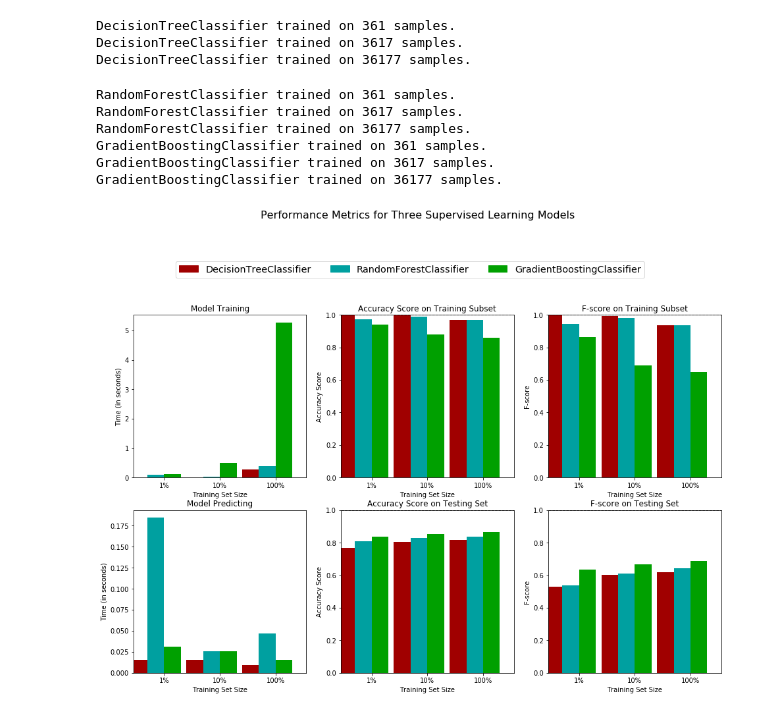
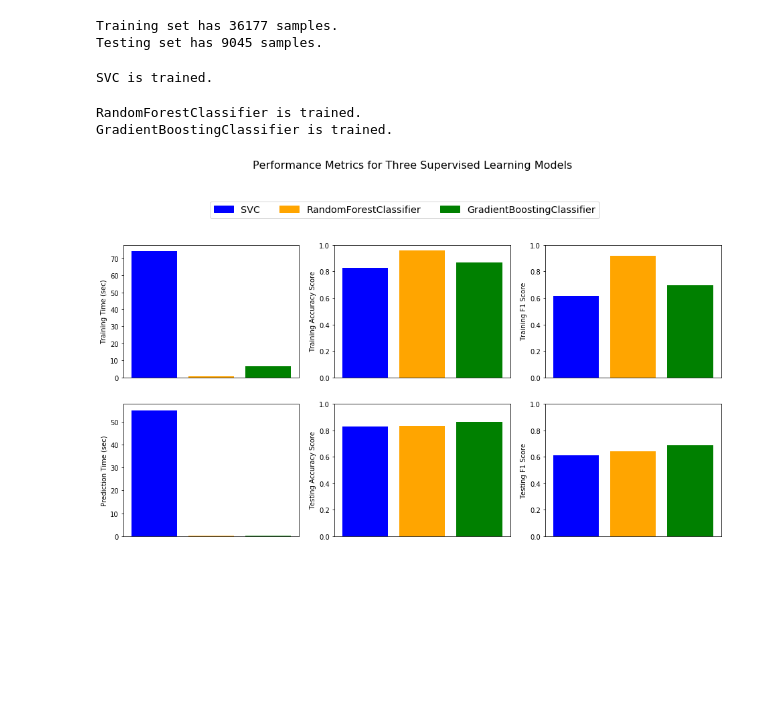
Before and after one commit to jayjunjieyu/Find_Donors, a Jupyter notebook: 02_model_selection.ipynb, the cells around one changed output. Saved outputs shown, nothing was run; the diff lists cells and outputs as text; code cells hidden in the pictures; blank space fills up the shorter version.

```diff
--- a/02_model_selection.ipynb
+++ b/02_model_selection.ipynb
@@ -61 +46,18 @@ Testing set has 9045 samples.
+# %%
+# Apply feature scaling
+features_final[features_final_l] = MinMaxScaler() \
+                                    .fit_transform(features_final[features_final_l])
+
+# Split the 'features' and 'income' data into training and testing sets
+X_train, X_test, y_train, y_test = train_test_split(features_final,
+                                                    income,
+                                                    test_size = 0.2,
+                                                    random_state = 0)
+
+# Show the results of the split
+print("Training set has {} samples.".format(X_train.shape[0]))
+print("Testing set has {} samples.".format(X_test.shape[0]))
+# %% [output]
+Training set has 36177 samples.
+Testing set has 9045 samples.
 # %%
@@ -111,44 +108,21 @@ def train_predict(learner, sample_size, X_train, y_train, X_test, y_test):
     # Return the results
     return results
 # %%
-# TODO: Import the three supervised learning models from sklearn
-
-# TODO: Initialize the three models
-from sklearn.tree import DecisionTreeClassifier
-from sklearn.ensemble import RandomForestClassifier
-from sklearn.ensemble import GradientBoostingClassifier
-
-clf_A = DecisionTreeClassifier(random_state=0)
+# Initialize the three models
+clf_A = SVC(random_state=0)
 clf_B = RandomForestClassifier(random_state=0)
 clf_C = GradientBoostingClassifier(random_state=0)
-
-# TODO: Calculate the number of samples for 1%, 10%, and 100% of the training data
-# HINT: samples_100 is the entire training set i.e. len(y_train)
-# HINT: samples_10 is 10% of samples_100 (ensure to set the count of the values to be `int` and not `float`)
-# HINT: samples_1 is 1% of samples_100 (ensure to set the count of the values to be `int` and not `float`)
-samples_100 = int(len(y_train)*1)
-samples_10 = int(len(y_train)*0.1)
-samples_1 = int(len(y_train)*0.01)
 
 # Collect results on the learners
 results = {}
 for clf in [clf_A, clf_B, clf_C]:
     clf_name = clf.__class__.__name__
-    results[clf_name] = {}
-    for i, samples in enumerate([samples_1, samples_10, samples_100]):
-        results[clf_name][i] = \
-        train_predict(clf, samples, X_train, y_train, X_test, y_test)
+    results[clf_name] = train_predict(clf, X_train, y_train, X_test, y_test)
 
 # Run metrics visualization for the three supervised learning models chosen
-vs.evaluate(results, accuracy, fscore)
+vs.model_evaluate(results)
 # %% [output]
-DecisionTreeClassifier trained on 361 samples.
-DecisionTreeClassifier trained on 3617 samples.
-DecisionTreeClassifier trained on 36177 samples.
+SVC is trained.
-RandomForestClassifier trained on 361 samples.
-RandomForestClassifier trained on 3617 samples.
-RandomForestClassifier trained on 36177 samples.
-GradientBoostingClassifier trained on 361 samples.
-GradientBoostingClassifier trained on 3617 samples.
-GradientBoostingClassifier trained on 36177 samples.
+RandomForestClassifier is trained.
+GradientBoostingClassifier is trained.
-[figure, old version]
+[figure, new version]
```
Also changed, not shown: parts of 4 cells of this notebook, 3 other files.
